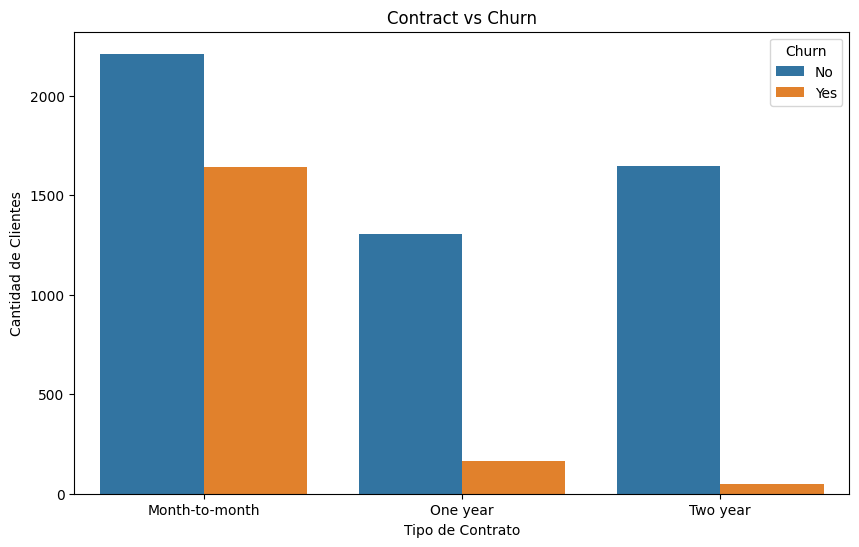
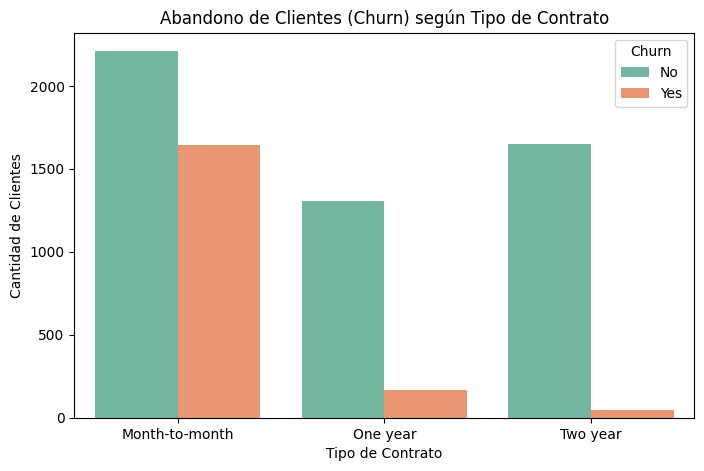
The notebook cell's code change between the first figure and the second:
--- before
+++ after
@@ -1,11 +1,7 @@
-print("\n--- GRÁFICO CONTRACT VS CHURN ---")
-plt.figure(figsize=(10,6))
-sns.countplot(
-    data=df,
-    x="Contract",
-    hue="Churn"
-)
-plt.title("Contract vs Churn")
-plt.xlabel("Tipo de Contrato")
-plt.ylabel("Cantidad de Clientes")
+# Gráfico de Contratos vs Churn
+plt.figure(figsize=(8, 5))
+sns.countplot(data=df, x='Contract', hue='Churn', palette='Set2')
+plt.title('Abandono de Clientes (Churn) según Tipo de Contrato')
+plt.xlabel('Tipo de Contrato')
+plt.ylabel('Cantidad de Clientes')
 plt.show()

Commit: Fase 2 Análisis Listo